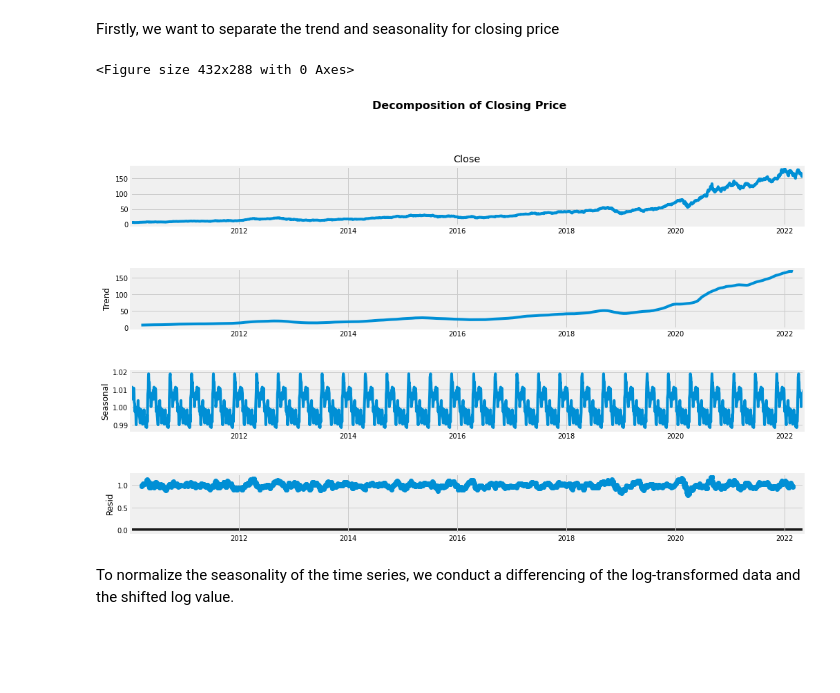
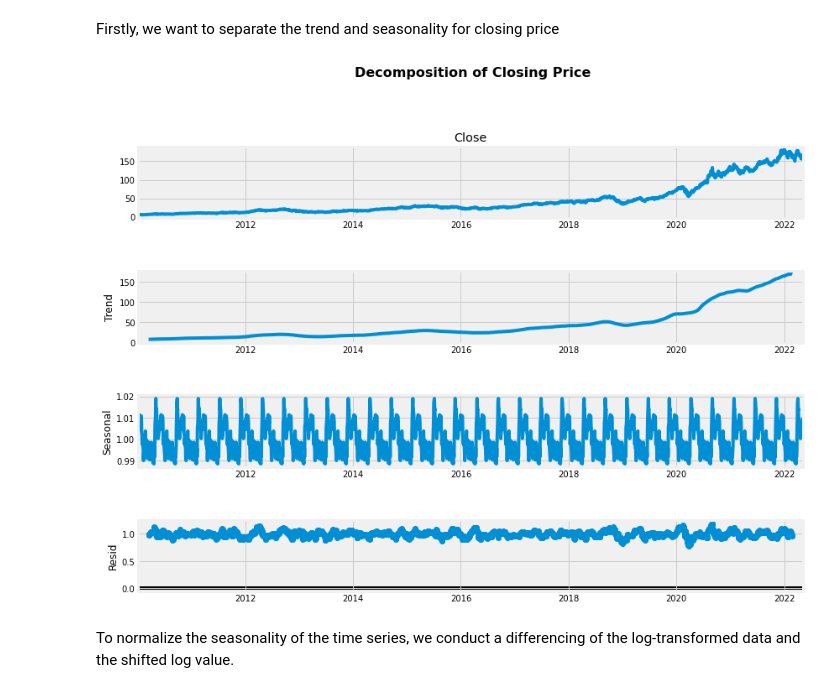
Before and after one commit to kbtran93/aapl-stock-prediction, a Jupyter notebook: aapl_stock_prediction.ipynb, the cells around one changed output. Drawn from its saved outputs; the diff is of its cells as text; code cells hidden in the pictures; blank space fills up the shorter version.

Commit message:
edited plot sizes

```diff
--- a/aapl_stock_prediction.ipynb
+++ b/aapl_stock_prediction.ipynb
@@ -191,13 +191,11 @@ We may need to remove seasonality and trend from our series in order to do a tim
 Firstly, we want to separate the trend and seasonality for closing price
 # %%
 res_close = seasonal_decompose(tickerDf['Close'], model='multiplicative', period = 100)
-fig = plt.figure()
 fig = res_close.plot()
 plt.suptitle('Decomposition of Closing Price', x = 0.55, y = 1.05, fontweight = 'bold', fontsize = 16)
-fig.set_size_inches(16, 9)
+fig.set_size_inches(13, 9)
 # %% [output]
-<Figure size 432x288 with 0 Axes>
-[figure, old version]
+[figure, new version]
 # %% [markdown]
 To normalize the seasonality of the time series, we conduct a differencing of the log-transformed data and the shifted log value.
 # %%
```
Also changed, not shown: parts of 2 cells of this notebook.
